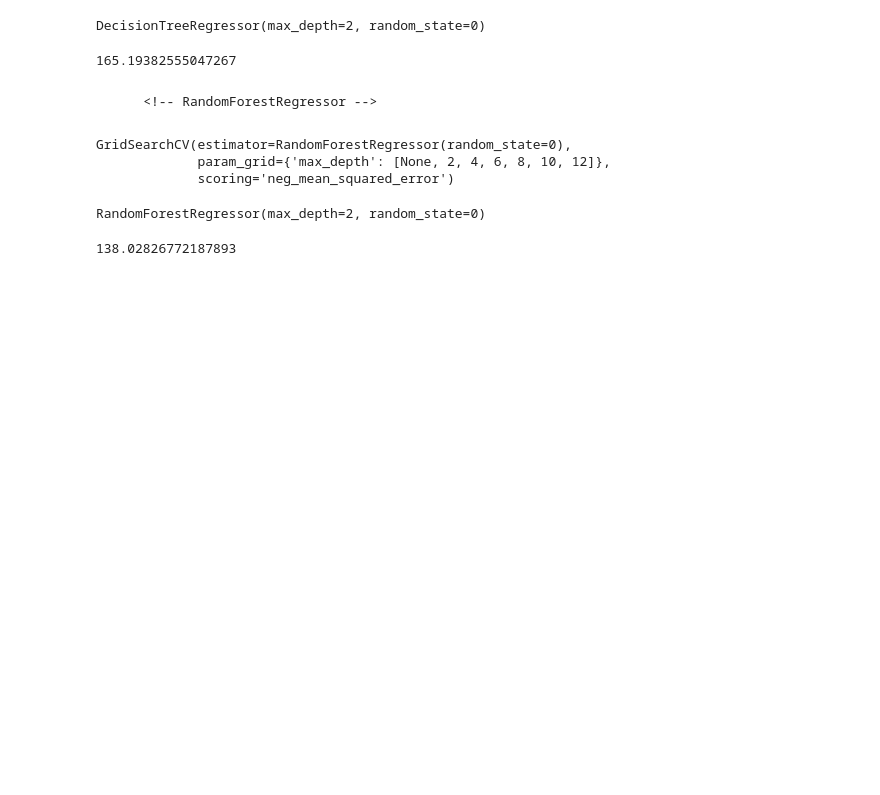
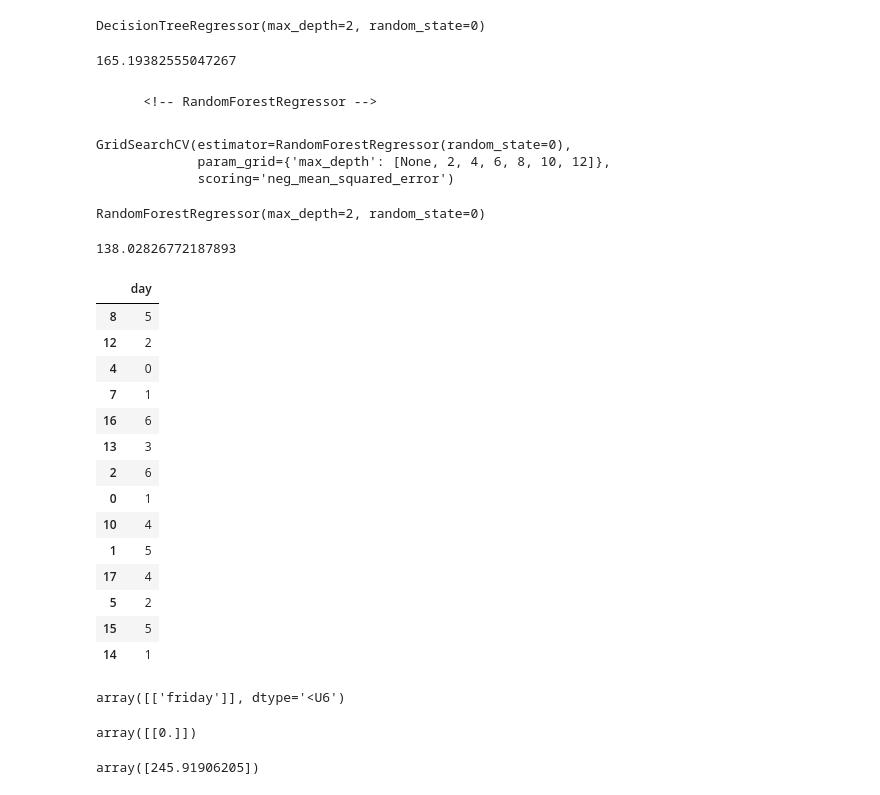
Before and after one commit to EyuaelB/huletshi_shilmat, a Jupyter notebook: shilmat.ipynb, the cells around one changed output. Drawn from its saved outputs; the diff is of its cells as text; code cells hidden in the pictures; blank space fills up the shorter version.

Commit message:
model built

```diff
--- a/shilmat.ipynb
+++ b/shilmat.ipynb
@@ -190,3 +206,38 @@ error = np.sqrt(mean_squared_error(y_test,y_pred))
 error
 # %% [output]
 138.02826772187893
+# %%
+X_train
+# %% [output]
+|  | day |
+| 8 | 5 |
+| 12 | 2 |
+| 4 | 0 |
+| 7 | 1 |
+| 16 | 6 |
+| 13 | 3 |
+| 2 | 6 |
+| 0 | 1 |
+| 10 | 4 |
+| 1 | 5 |
+| 17 | 4 |
+| 5 | 2 |
+| 15 | 5 |
+| 14 | 1 |
+# %%
+some_input = np.array([['friday']])
+some_input
+# %% [output]
+array([['friday']], dtype='<U6')
+# %%
+# some_input = np.array([['friday']])
+some_input[:,0]= le_day.transform(some_input[:,0])
+some_input=some_input.astype(float)
+some_input
+# %% [output]
+array([[0.]])
+# %%
+y_pred =best_reg_model.predict(some_input)
+y_pred
+# %% [output]
+array([245.91906205])
```
Also changed, not shown: parts of 4 cells of this notebook.
